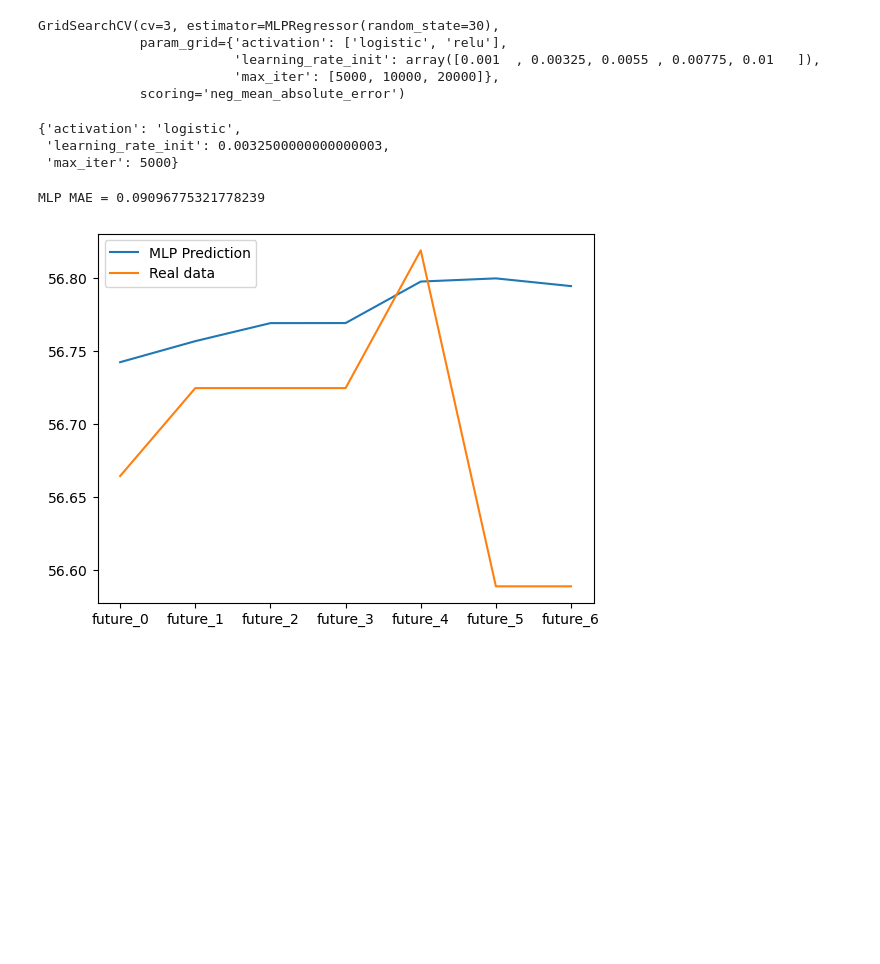
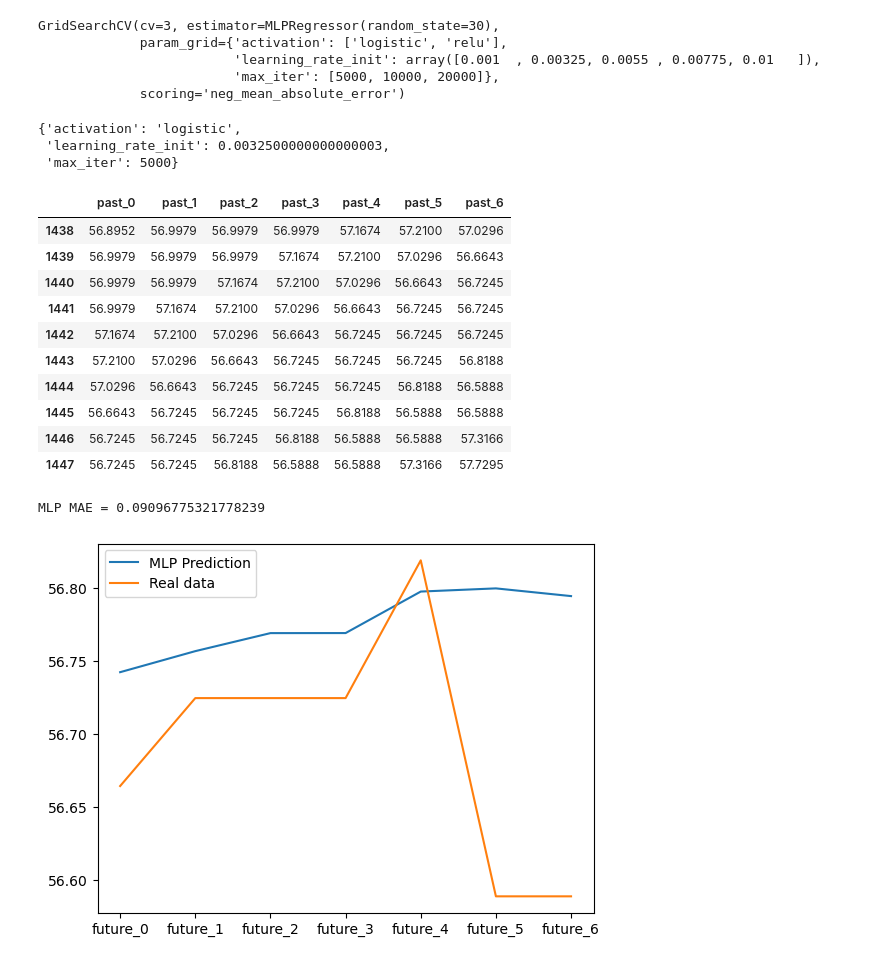
Before and after one commit to nikoladomazetovikj/exchange-rate-prediction-model, a Jupyter notebook: model_training.ipynb, the cells around one changed output. Drawn from its saved outputs; the diff is of its cells as text; code cells hidden in the pictures; blank space fills up the shorter version.

Commit message:
feat: test trained model

```diff
--- a/model_training.ipynb
+++ b/model_training.ipynb
@@ -277,6 +277,20 @@ GS.best_params_
  'max_iter': 5000}
 # %%
 best_model = GS.best_estimator_
+# %%
+X_test
+# %% [output]
+|  | past_0 | past_1 | past_2 | past_3 | past_4 | past_5 | past_6 |
+| 1438 | 56.8952 | 56.9979 | 56.9979 | 56.9979 | 57.1674 | 57.2100 | 57.0296 |
+| 1439 | 56.9979 | 56.9979 | 56.9979 | 57.1674 | 57.2100 | 57.0296 | 56.6643 |
+| 1440 | 56.9979 | 56.9979 | 57.1674 | 57.2100 | 57.0296 | 56.6643 | 56.7245 |
+| 1441 | 56.9979 | 57.1674 | 57.2100 | 57.0296 | 56.6643 | 56.7245 | 56.7245 |
+| 1442 | 57.1674 | 57.2100 | 57.0296 | 56.6643 | 56.7245 | 56.7245 | 56.7245 |
+| 1443 | 57.2100 | 57.0296 | 56.6643 | 56.7245 | 56.7245 | 56.7245 | 56.8188 |
+| 1444 | 57.0296 | 56.6643 | 56.7245 | 56.7245 | 56.7245 | 56.8188 | 56.5888 |
+| 1445 | 56.6643 | 56.7245 | 56.7245 | 56.7245 | 56.8188 | 56.5888 | 56.5888 |
+| 1446 | 56.7245 | 56.7245 | 56.7245 | 56.8188 | 56.5888 | 56.5888 | 57.3166 |
+| 1447 | 56.7245 | 56.7245 | 56.8188 | 56.5888 | 56.5888 | 57.3166 | 57.7295 |
 # %%
 mlp = best_model
 mlp.fit(X, Y)
```
Also changed, not shown: 1 other file.
